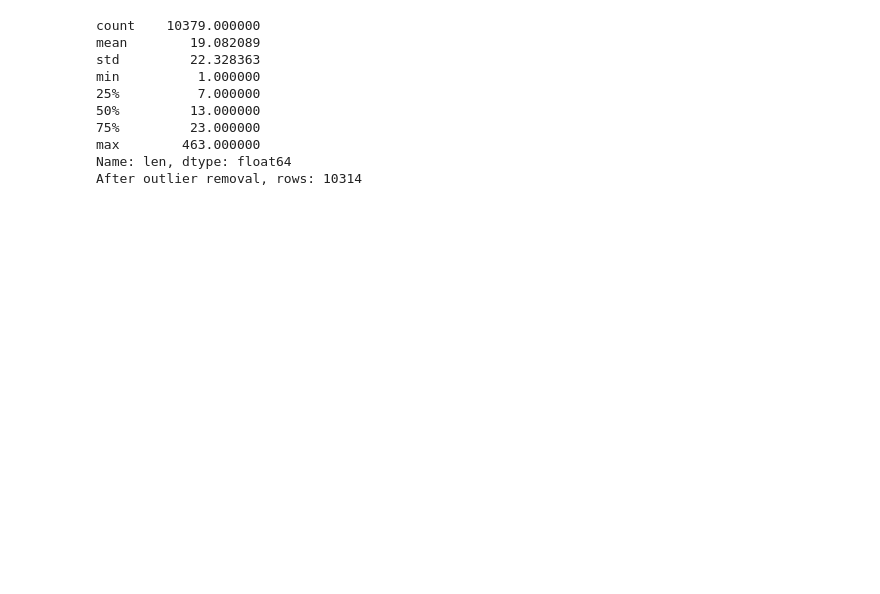
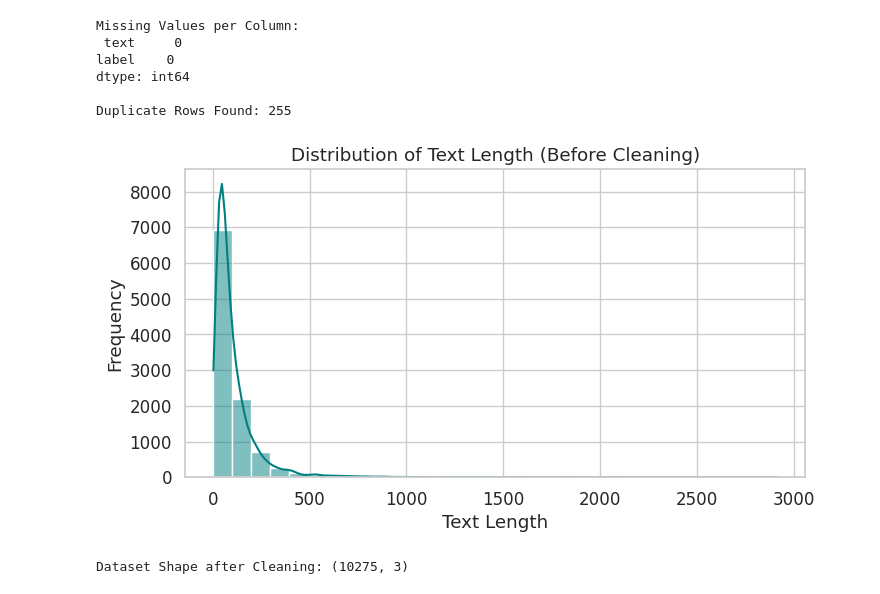
Before and after one commit to nasirabbas827/Cyberabuse-Asjad-final, a Jupyter notebook: Codefile/cyberabusefinal_Asjad.ipynb, the cells around one changed output. Cells and saved outputs as stored; diff of their text form; code cells hidden in the pictures; blank space fills up the shorter version.

```diff
--- a/Codefile/cyberabusefinal_Asjad.ipynb
+++ b/Codefile/cyberabusefinal_Asjad.ipynb
@@ -94,21 +96,43 @@ Duplicates: 0
 # %%
-# Remove outliers by text length (too short/too long)
-df['len'] = df['text'].str.split().apply(len)
-print(df['len'].describe())
-df = df[(df['len'] >= 2) & (df['len'] <= 200)].copy()
-df.drop(columns=['len'], inplace=True)
-print("After outlier removal, rows:", df.shape[0])
+# ==============================================================
+# DATA CLEANING: MISSING VALUES, DUPLICATES, OUTLIERS
+# ==============================================================
+
+# Missing Values
+print("Missing Values per Column:\n", df.isnull().sum())
+
+# Drop rows with missing text
+df = df.dropna(subset=['text'])
+
+# Duplicates
+print("\nDuplicate Rows Found:", df.duplicated().sum())
+df = df.drop_duplicates()
+
+# Add text length column
+df['text_length'] = df['text'].apply(len)
+
+# Plot distribution of text length
+plt.figure(figsize=(8,4))
+sns.histplot(df['text_length'], bins=30, kde=True, color='teal')
+plt.title("Distribution of Text Length (Before Cleaning)")
+plt.xlabel("Text Length")
+plt.ylabel("Frequency")
+plt.show()
+
+# Remove extreme outliers (top 1%)
+threshold = df['text_length'].quantile(0.99)
+df = df[df['text_length'] < threshold]
+
+print("Dataset Shape after Cleaning:", df.shape)
 # %% [output]
-count    10379.000000
-mean        19.082089
-std         22.328363
-min          1.000000
-25%          7.000000
-50%         13.000000
-75%         23.000000
-max        463.000000
-Name: len, dtype: float64
-After outlier removal, rows: 10314
+Missing Values per Column:
+ text     0
+label    0
+dtype: int64
+
+Duplicate Rows Found: 255
+[figure, added]
+Dataset Shape after Cleaning: (10275, 3)
 # %%
 df.head()
 # %% [output]
```
Also changed, not shown: parts of 15 cells of this notebook, 10 other files.
